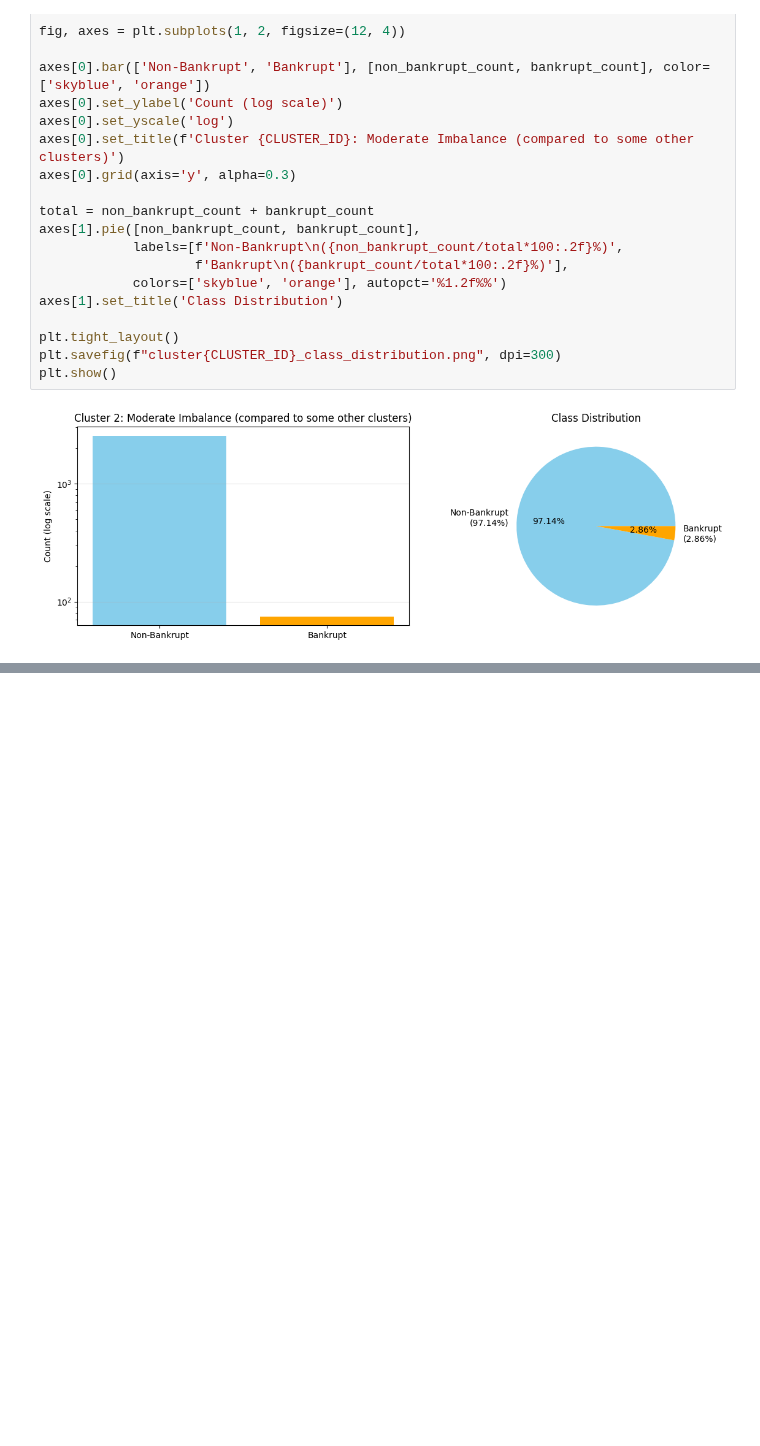
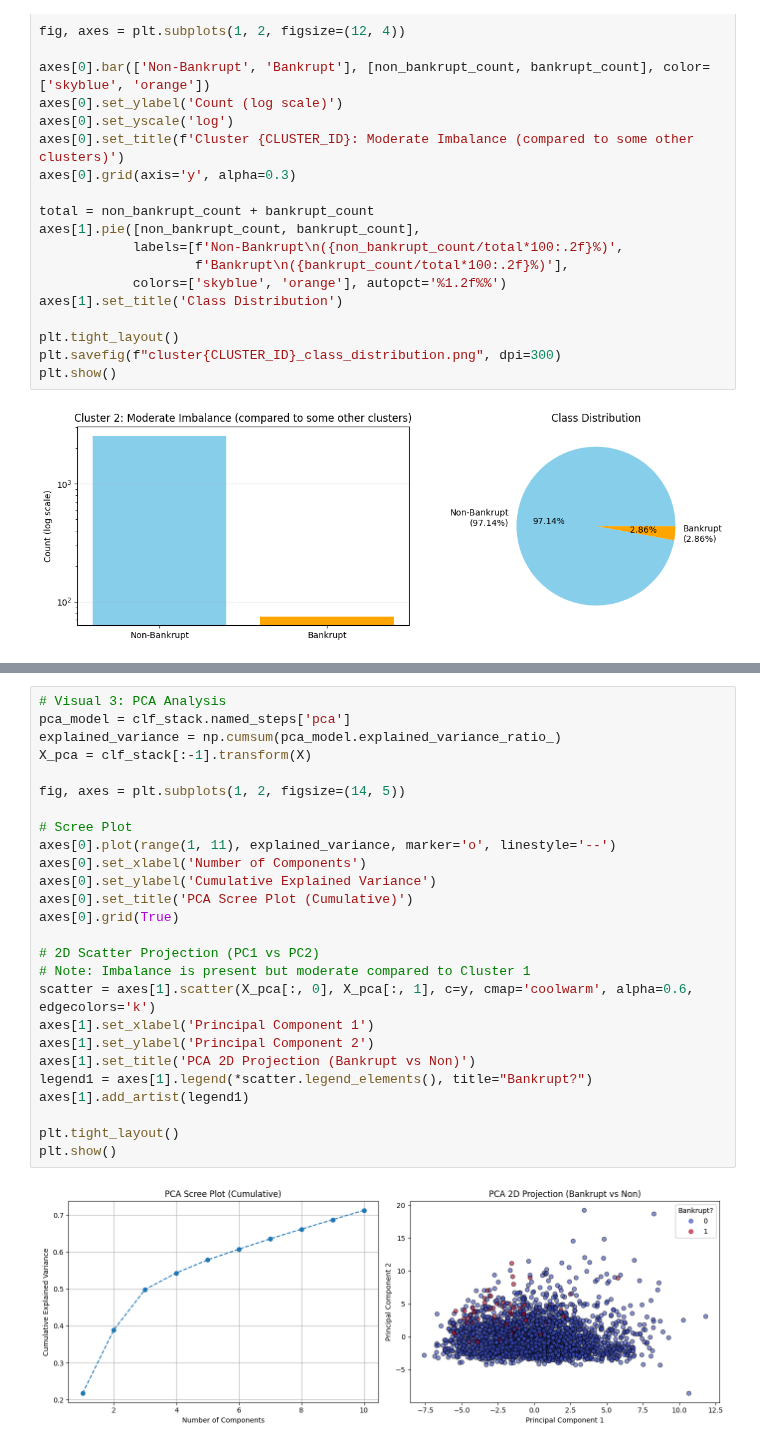
Before and after one commit to PradHolla/CS559-Final-Project, a Jupyter notebook: PradhyumnaNagarajaHolla_Cluster_2.ipynb, the cells around one changed output, grey strips where cells are left out. Drawn from its saved outputs; the diff is of its cells as text; blank space fills up the shorter version.

```diff
--- a/PradhyumnaNagarajaHolla_Cluster_2.ipynb
+++ b/PradhyumnaNagarajaHolla_Cluster_2.ipynb
@@ -121,4 +119,32 @@ Training Stacking Model with PCA(10)...
 Training Complete.
+# %%
+# Visual 3: PCA Analysis
+pca_model = clf_stack.named_steps['pca']
+explained_variance = np.cumsum(pca_model.explained_variance_ratio_)
+X_pca = clf_stack[:-1].transform(X)
+
+fig, axes = plt.subplots(1, 2, figsize=(14, 5))
+
+# Scree Plot
+axes[0].plot(range(1, 11), explained_variance, marker='o', linestyle='--')
+axes[0].set_xlabel('Number of Components')
+axes[0].set_ylabel('Cumulative Explained Variance')
+axes[0].set_title('PCA Scree Plot (Cumulative)')
+axes[0].grid(True)
+
+# 2D Scatter Projection (PC1 vs PC2)
+# Note: Imbalance is present but moderate compared to Cluster 1
+scatter = axes[1].scatter(X_pca[:, 0], X_pca[:, 1], c=y, cmap='coolwarm', alpha=0.6, edgecolors='k')
+axes[1].set_xlabel('Principal Component 1')
+axes[1].set_ylabel('Principal Component 2')
+axes[1].set_title('PCA 2D Projection (Bankrupt vs Non)')
+legend1 = axes[1].legend(*scatter.legend_elements(), title="Bankrupt?")
+axes[1].add_artist(legend1)
+
+plt.tight_layout()
+plt.show()
+# %% [output]
+[figure, added]
 # %%
 # Evaluation
 def get_metrics(y_true, y_pred, name):
```
Also changed, not shown: parts of 2 cells of this notebook, 8 other files.
